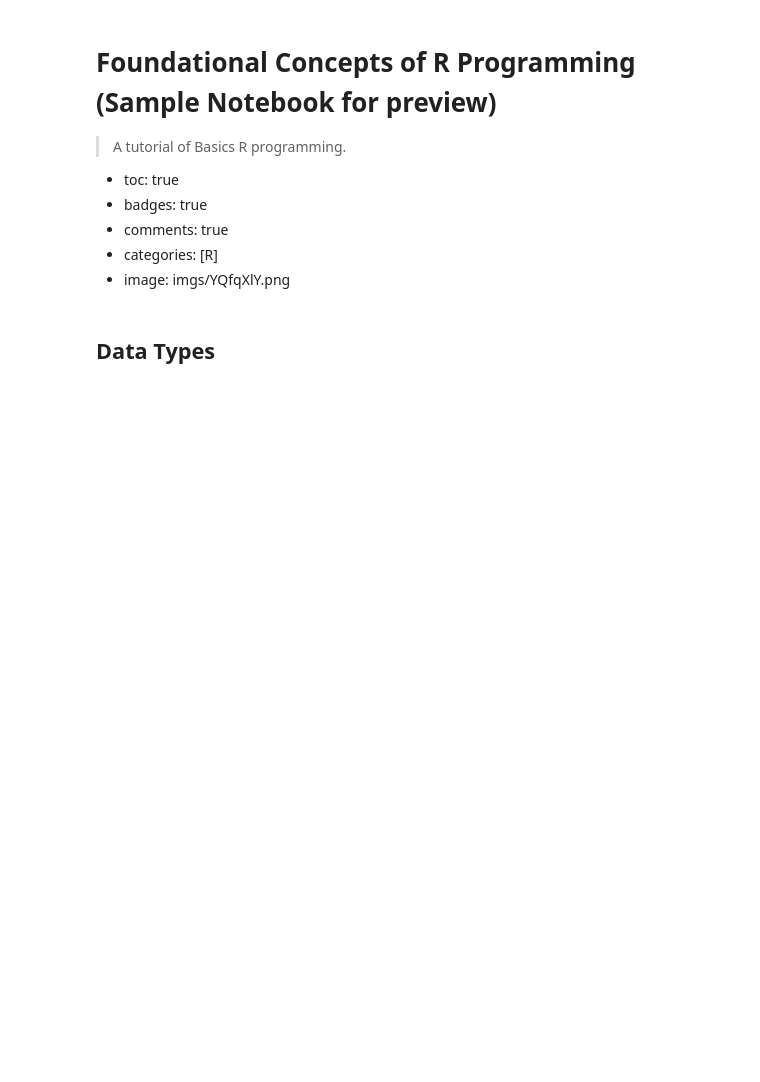
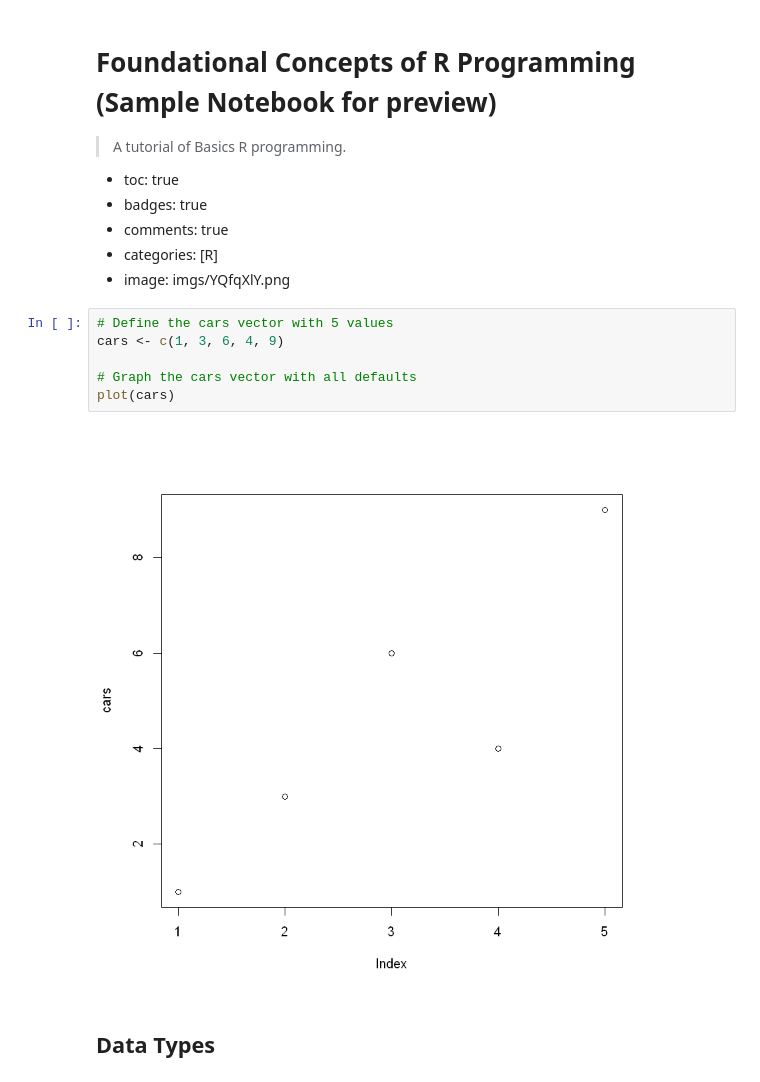
Before and after one commit to sumendar/endtoendprojects_old, a Jupyter notebook: _notebooks/2022-02-20-Notebook.ipynb, the cells around one changed output. Saved outputs shown, nothing was run; the diff lists cells and outputs as text; blank space fills up the shorter version.

```diff
--- a/_notebooks/2022-02-20-Notebook.ipynb
+++ b/_notebooks/2022-02-20-Notebook.ipynb
@@ -7,6 +7,14 @@
 - comments: true
 - categories: [R]
 - image: imgs/YQfqXlY.png
+# %%
+# Define the cars vector with 5 values
+cars <- c(1, 3, 6, 4, 9)
+
+# Graph the cars vector with all defaults
+plot(cars)
+# %% [output]
+[figure, added]
 # %% [markdown]
 ##	Data Types
 # %% [markdown]
```
